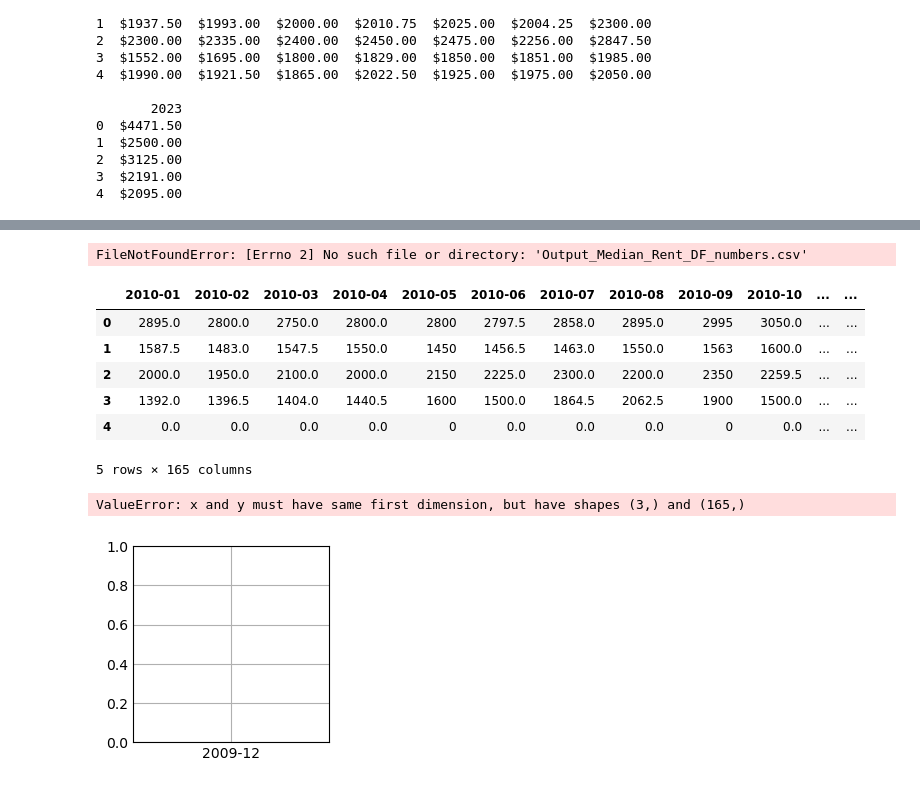
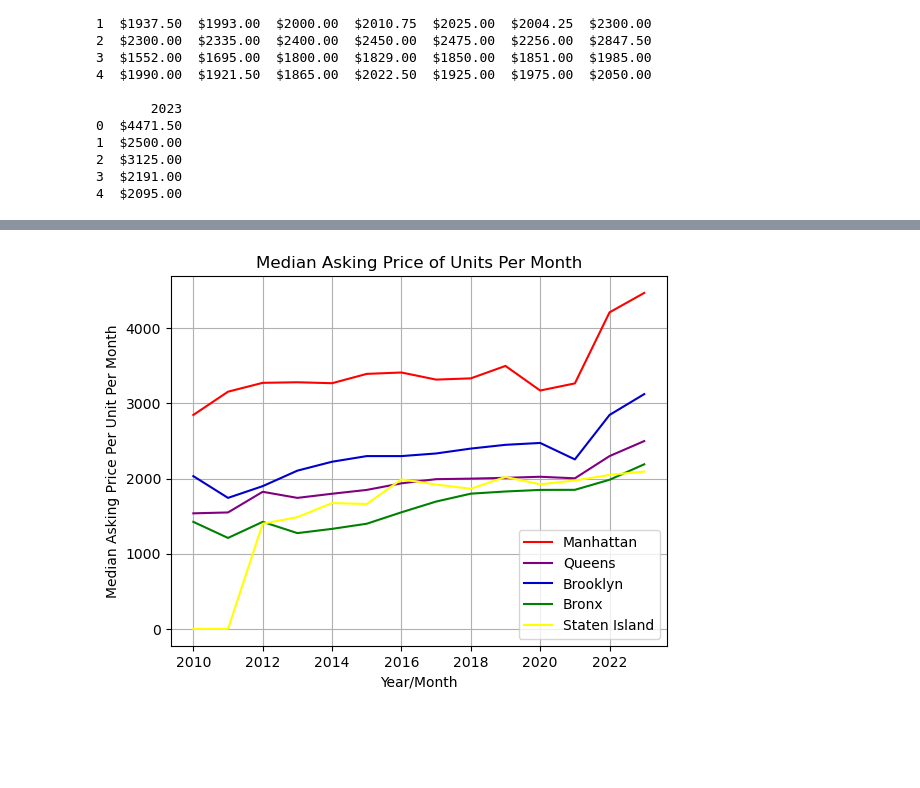
Before and after one commit to mtkrebs87/Project_1, a Jupyter notebook: Code Repository/Median-Price-by-Borough.ipynb, the cells around one changed output, grey strips where cells are left out. Cells and saved outputs as stored; diff of their text form; code cells hidden in the pictures; blank space fills up the shorter version.

Commit message:
Update Median Price
Completed Line graph for Median Price of units per month

```diff
--- a/Code Repository/Median-Price-by-Borough.ipynb
+++ b/Code Repository/Median-Price-by-Borough.ipynb
@@ -109,52 +109,29 @@ result_df
 | 3 | Bronx | $1425.00 | $1210.75 | $1425.00 | $1275.00 | $1331.50 | $1400.00 | $1552.00 | $1695.00 | $1800.00 | $1829.00 | ... |
 | 4 | Staten Island | $nan | $nan | $1400.00 | $1487.50 | $1675.00 | $1662.50 | $1990.00 | $1921.50 | $1865.00 | $2022.50 | ... |
 # %%
-#Read other cleaned DataFrame
-new_result_df = pd.read_csv("Output_Median_Rent_DF_numbers.csv")
-new_result_df
+#Create x and y axis lists
+time = np.arange(2010, 2024, 1)
+manhattan = [2847.50,3157.00,3275.00,3282.50,3270.00,3394.00,3412.50,3318.00,3334.50,3500.00,3172.50,3267.50,4213.00,4471.50]
+queens = [1538.25,1550.00,1825.00,1743.75,1799.00,1850.00,1937.50,1993.00,2000.00,2010.75,2025.00,2004.25,2300.00,2500.00]
+brooklyn = [2033.50,1743.75,1900.00,2106.25,2225.00,2300.00,2300.00,2335.00,2400.00,2450.00,2475.00,2256.00,2847.50,3125.00]
+bronx = [1425.00,1210.75,1425.00,1275.00,1331.50,1400.00,1552.00,1695.00,1800.00,1829.00,1850.00,1851.00,1985.00,2191.00]
+staten_island = [0,0,1400.00,1487.50,1675.00,1662.50,1990.00,1921.50,1865.00,2022.50,1925.00,1975.00,2050.00,2095.00]
-# %% [output]
-FileNotFoundError: [Errno 2] No such file or directory: 'Output_Median_Rent_DF_numbers.csv'
-# %%
-#Drop first column of DataFrame so only numbers remain
-numbers_result_df = new_result_df.drop(columns=['Borough'])
-numbers_result_df
-# %% [output]
-|  | 2010-01 | 2010-02 | 2010-03 | 2010-04 | 2010-05 | 2010-06 | 2010-07 | 2010-08 | 2010-09 | 2010-10 | ... | ... |
-| 0 | 2895.0 | 2800.0 | 2750.0 | 2800.0 | 2800 | 2797.5 | 2858.0 | 2895.0 | 2995 | 3050.0 | ... | ... |
-| 1 | 1587.5 | 1483.0 | 1547.5 | 1550.0 | 1450 | 1456.5 | 1463.0 | 1550.0 | 1563 | 1600.0 | ... | ... |
-| 2 | 2000.0 | 1950.0 | 2100.0 | 2000.0 | 2150 | 2225.0 | 2300.0 | 2200.0 | 2350 | 2259.5 | ... | ... |
-| 3 | 1392.0 | 1396.5 | 1404.0 | 1440.5 | 1600 | 1500.0 | 1864.5 | 2062.5 | 1900 | 1500.0 | ... | ... |
-| 4 | 0.0 | 0.0 | 0.0 | 0.0 | 0 | 0.0 | 0.0 | 0.0 | 0 | 0.0 | ... | ... |
-5 rows × 165 columns
-# %%
-#Create x and y axes
-time = ('2009-12', '2023-09', 12)
-manhattan = numbers_result_df.loc[0]
-queens = numbers_result_df.loc[1]
-brooklyn = numbers_result_df.loc[2]
-bronx = numbers_result_df.loc[3]
-staten_island = result_df.loc[4]
 # %%
 #Plot the chart, add styling
 manhattan_median = plt.plot(time, manhattan, color="red", label="Manhattan")
 queens_median = plt.plot(time, queens, color="purple", label="Queens")
 brooklyn_median = plt.plot(time, brooklyn, color="mediumblue", label="Brooklyn")
 bronx_median = plt.plot(time, bronx, color="green", label="Bronx")
 staten_island_median = plt.plot(time, staten_island, color="yellow", label="Staten Island")
 
-
-
 #Labels to axes
 plt.title("Median Asking Price of Units Per Month")
 plt.xlabel("Year/Month")
-plt.ylabel("Median Asking Price Per Unit")
-# plt.yticks
-# plt.ylim
+plt.ylabel("Median Asking Price Per Unit Per Month")
 plt.grid()
 
 #Create Legend for chart
 plt.legend()
 plt.show()
 # %% [output]
-ValueError: x and y must have same first dimension, but have shapes (3,) and (165,)
-[figure, old version]
+[figure, new version]
```
